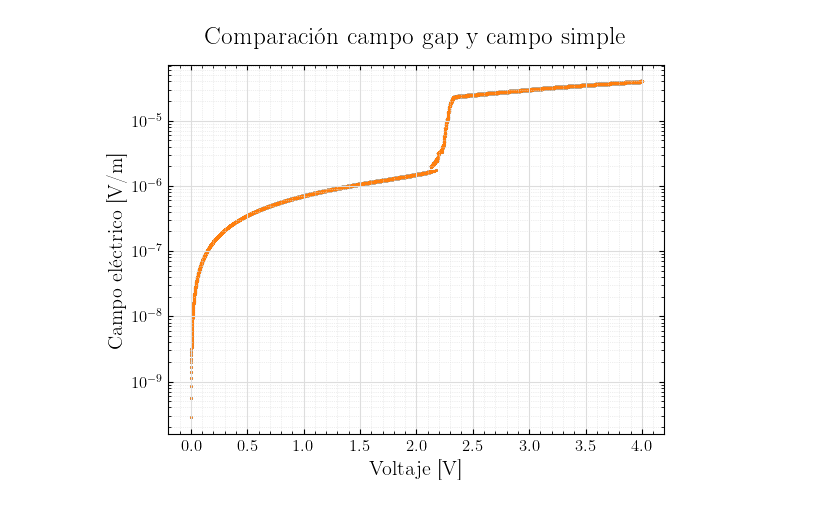
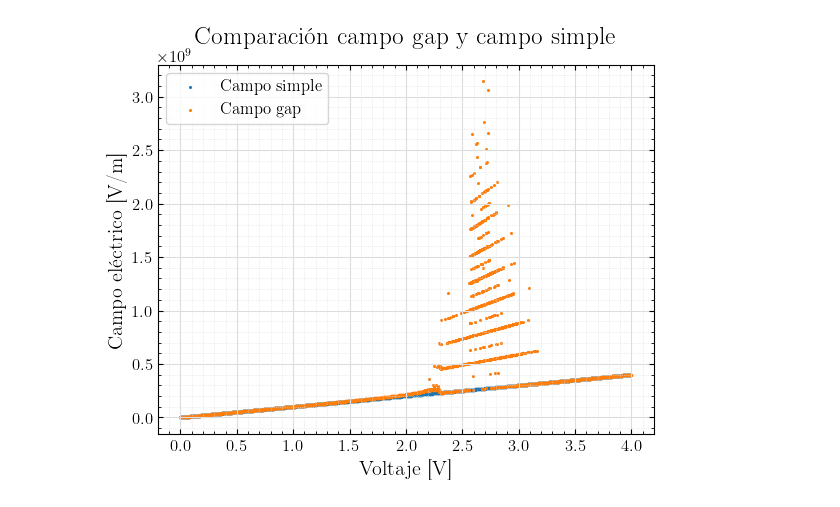
Before and after one commit to LabL4/RRAM_Simulation, a Jupyter notebook: plot_presentacion.ipynb, the cells around one changed output. Saved outputs shown, nothing was run; the diff lists cells and outputs as text; code cells hidden in the pictures.

```diff
--- a/plot_presentacion.ipynb
+++ b/plot_presentacion.ipynb
@@ -48,12 +51,12 @@ pplt.plot_DifAxes(data_path,
 # %%
 col_indices_x = 1
-col_indices_y = [2, 2]
+col_indices_y = [6, 7]
 y_ax_label = 'Campo eléctrico [V/m]'
 save_path = 'Results/campo_gap_vs_campo_simple'
 global_tittle = 'Comparación campo gap y campo simple'
-log_scale = 'y'
-
-pplt.plot_both(data_path, col_indices_x, col_indices_y,
-               y_ax_label, save_path, global_tittle, log_scale)
+save_path = 'Results/campo_gap_vs_campo_simple'
+log_scale = None
+leyend = ['Campo simple', 'Campo gap']
+pplt.plot_both(data_path, col_indices_x, col_indices_y, y_ax_label, save_path, global_tittle, leyend, log_scale)
 # %% [output]
-[figure, old version]
+[figure, new version]
```
Also changed, not shown: parts of 3 cells of this notebook, 3 other files.
